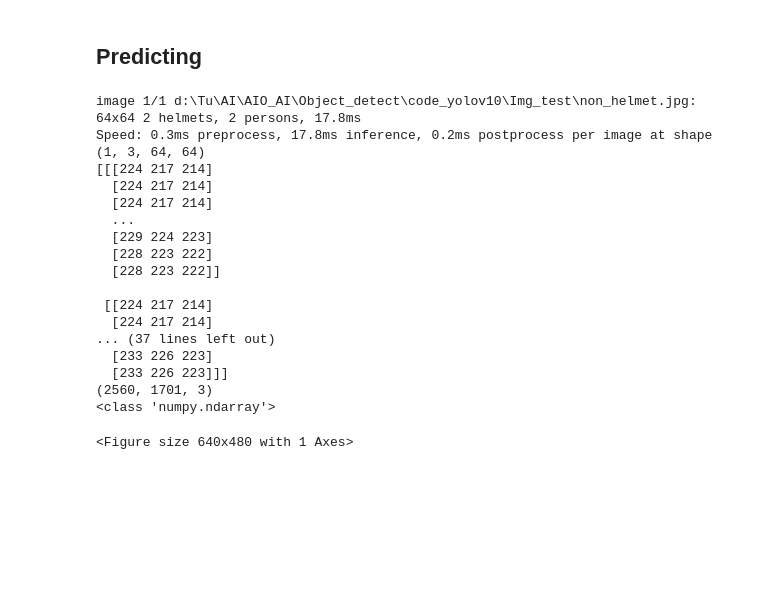
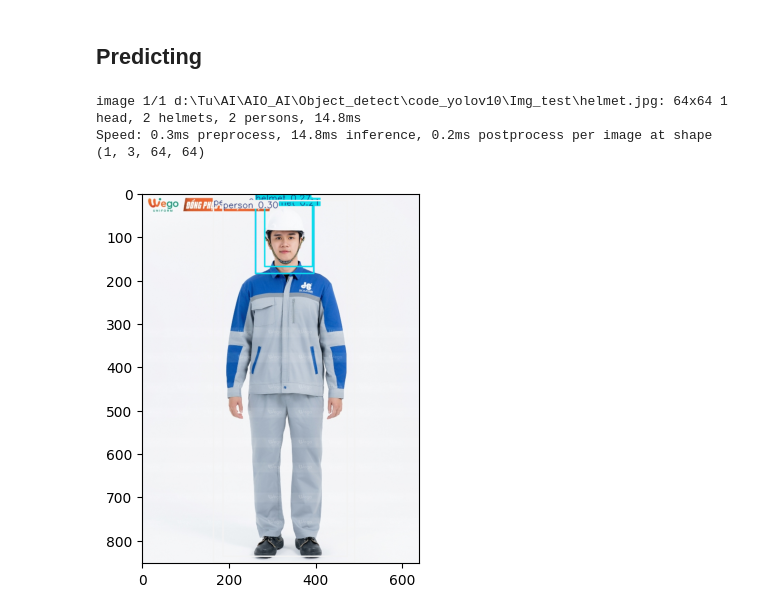
Before and after one commit to ThanhTu108/Model_AI, a Jupyter notebook: code_yolov10/introduction.ipynb, the cells around one changed output. Drawn from its saved outputs; the diff is of its cells as text; code cells hidden in the pictures; blank space fills up the shorter version.

```diff
--- a/code_yolov10/introduction.ipynb
+++ b/code_yolov10/introduction.ipynb
@@ -98,41 +100,27 @@ Starting training for 20 epochs...
 # %%
 import matplotlib.pyplot as plt
 import numpy as np
-train_path = '../runs/detect/train2/weights/best.pt'
-img_path = 'Img_test/non_helmet.jpg'
+import cv2
+train_path = '../runs/detect/train32/weights/best.pt'
+img_path = 'Img_test/helmet.jpg'
 
 train_model = YOLO(train_path)
 
 result = train_model.predict(
     source=img_path,
     imgsz = IMG_SIZE,
     conf = 0.1,
 )
 
 img_result = result[0].plot()
-print(result[0].plot())
-print(img_result.shape)
-img_result = img_result.astype(np.uint8)
-print(type(img_result))
+# print(result[0].plot())
+# print(img_result.shape)
 
-plt.imshow(img_result, cmap='gray')
+# print(type(img_result))
+cv2.imwrite('output.jpg', img_result)
+plt.imshow(img_result[:, :, ::-1])
 plt.show()
 # %% [output]
-image 1/1 d:\Tu\AI\AIO_AI\Object_detect\code_yolov10\Img_test\non_helmet.jpg: 64x64 2 helmets, 2 persons, 17.8ms
-Speed: 0.3ms preprocess, 17.8ms inference, 0.2ms postprocess per image at shape (1, 3, 64, 64)
-[[[224 217 214]
-  [224 217 214]
-  [224 217 214]
-  ...
-  [229 224 223]
-  [228 223 222]
-  [228 223 222]]
-
- [[224 217 214]
-  [224 217 214]
-... (37 lines left out)
-  [233 226 223]
-  [233 226 223]]]
-(2560, 1701, 3)
-<class 'numpy.ndarray'>
+image 1/1 d:\Tu\AI\AIO_AI\Object_detect\code_yolov10\Img_test\helmet.jpg: 64x64 1 head, 2 helmets, 2 persons, 14.8ms
+Speed: 0.3ms preprocess, 14.8ms inference, 0.2ms postprocess per image at shape (1, 3, 64, 64)
-<Figure size 640x480 with 1 Axes>
+[figure, added]
```
Also changed, not shown: parts of 3 cells of this notebook, 1 other file.
